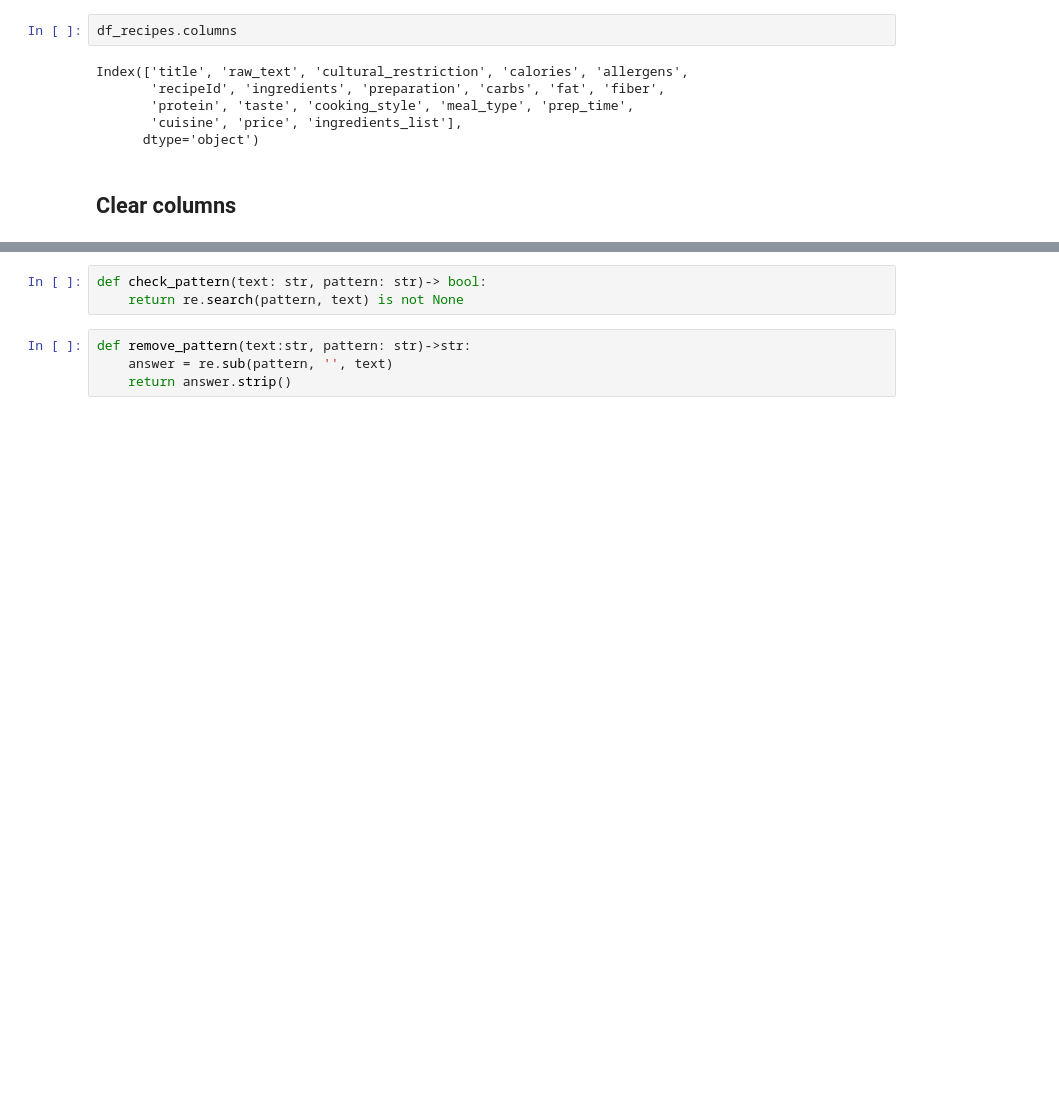
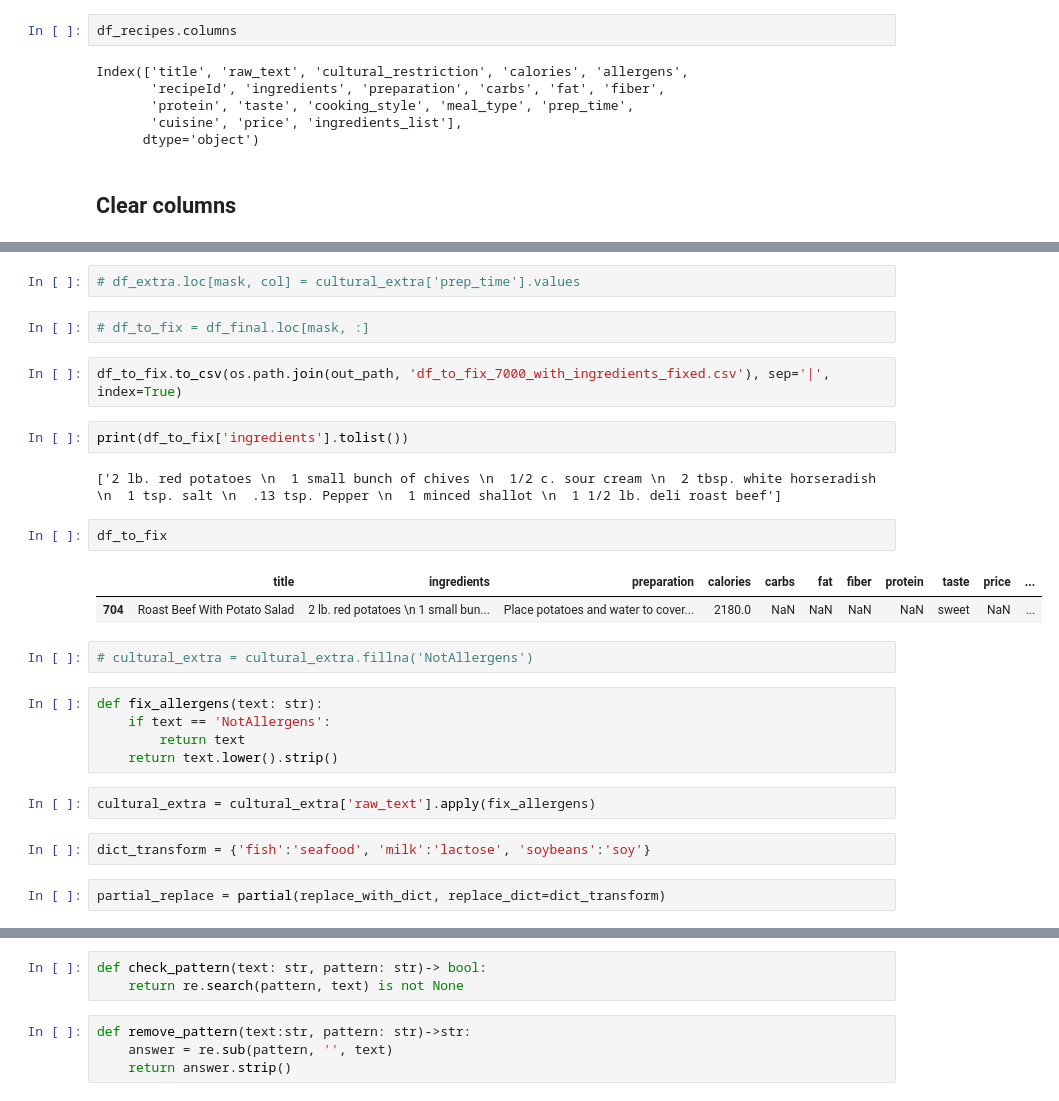
Before and after one commit to aislab-hevs/recipe_gpt, a Jupyter notebook: examples/data_normalization.ipynb, the cells around one changed output, grey strips where cells are left out. Saved outputs shown, nothing was run; the diff lists cells and outputs as text; blank space fills up the shorter version.

```diff
--- a/examples/data_normalization.ipynb
+++ b/examples/data_normalization.ipynb
@@ -40,0 +200,28 @@ Index(['title', 'raw_text', 'cultural_restriction', 'calories', 'allergens',
+# %%
+# df_extra.loc[mask, col] = cultural_extra['prep_time'].values
+# %%
+# df_to_fix = df_final.loc[mask, :]
+# %%
+df_to_fix.to_csv(os.path.join(out_path, 'df_to_fix_7000_with_ingredients_fixed.csv'), sep='|', index=True)
+# %%
+print(df_to_fix['ingredients'].tolist())
+# %% [output]
+['2 lb. red potatoes \n  1 small bunch of chives \n  1/2 c. sour cream \n  2 tbsp. white horseradish \n  1 tsp. salt \n  .13 tsp. Pepper \n  1 minced shallot \n  1 1/2 lb. deli roast beef']
+# %%
+df_to_fix
+# %% [output]
+|  | title | ingredients | preparation | calories | carbs | fat | fiber | protein | taste | price | ... |
+| 704 | Roast Beef With Potato Salad | 2 lb. red potatoes \n 1 small bun... | Place potatoes and water to cover... | 2180.0 | NaN | NaN | NaN | NaN | sweet | NaN | ... |
+# %%
+# cultural_extra = cultural_extra.fillna('NotAllergens')
+# %%
+def fix_allergens(text: str):
+    if text == 'NotAllergens':
+        return text
+    return text.lower().strip()
+# %%
+cultural_extra = cultural_extra['raw_text'].apply(fix_allergens)
+# %%
+dict_transform = {'fish':'seafood', 'milk':'lactose', 'soybeans':'soy'}
+# %%
+partial_replace = partial(replace_with_dict, replace_dict=dict_transform)
```
Also changed, not shown: parts of 66 cells of this notebook, 22 other files.
